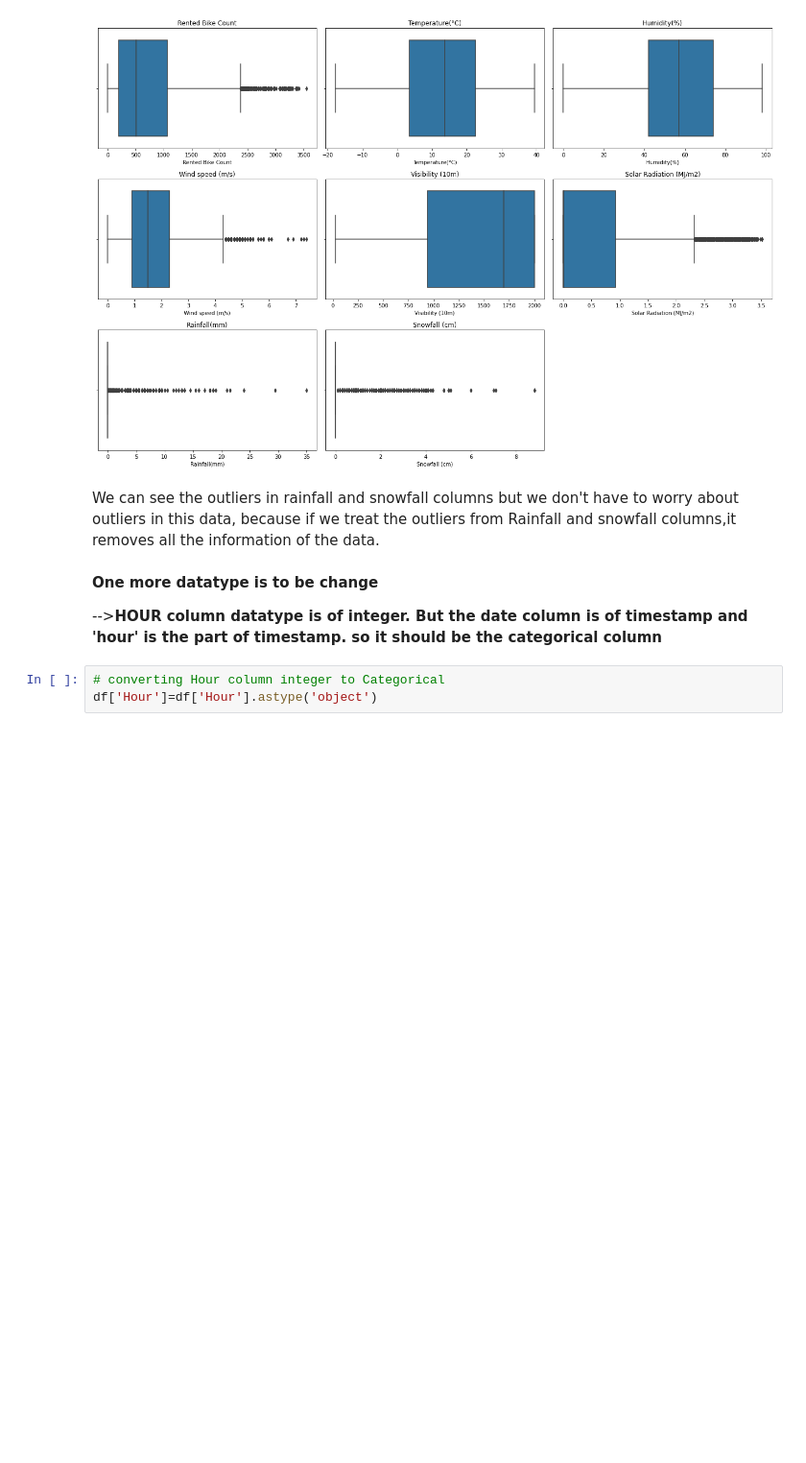
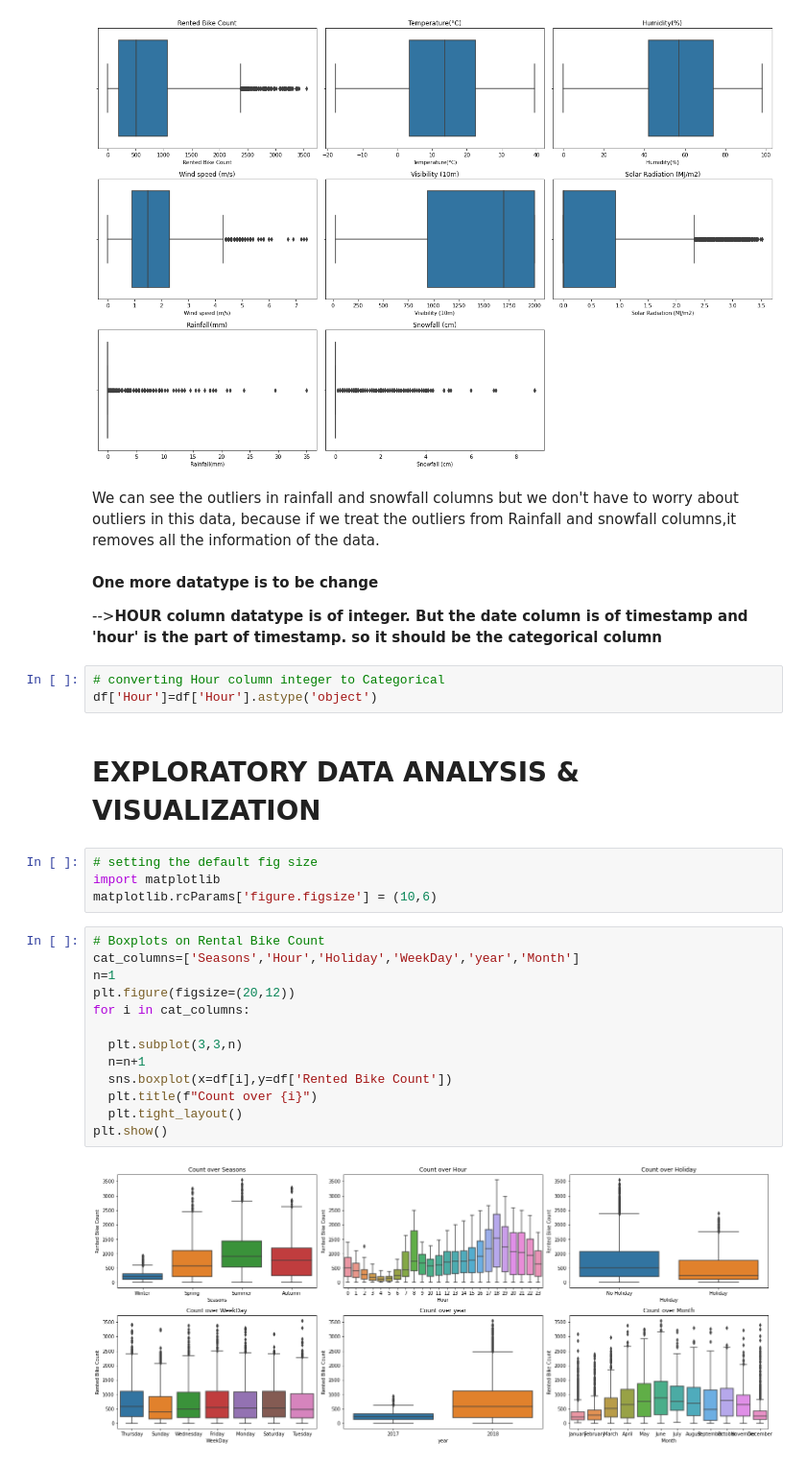
Before and after one commit to navinsambari123/Seoul-BIke-Sharing-Demand-Prediction, a Jupyter notebook: Bike_Sharing_Demand_Prediction_Capstone_Project.ipynb, the cells around one changed output. Shown at 96% size. Cells and saved outputs as stored; diff of their text form; blank space fills up the shorter version.

```diff
--- a/Bike_Sharing_Demand_Prediction_Capstone_Project.ipynb
+++ b/Bike_Sharing_Demand_Prediction_Capstone_Project.ipynb
@@ -209,3 +209,24 @@ We can see the outliers in rainfall and snowfall columns but we don't have to wo
 # %%
 # converting Hour column integer to Categorical
 df['Hour']=df['Hour'].astype('object')
+# %% [markdown]
+# **EXPLORATORY DATA ANALYSIS & VISUALIZATION**
+# %%
+# setting the default fig size
+import matplotlib
+matplotlib.rcParams['figure.figsize'] = (10,6)
+# %%
+# Boxplots on Rental Bike Count
+cat_columns=['Seasons','Hour','Holiday','WeekDay','year','Month']
+n=1
+plt.figure(figsize=(20,12))
+for i in cat_columns:
+
+  plt.subplot(3,3,n)
+  n=n+1
+  sns.boxplot(x=df[i],y=df['Rented Bike Count'])
+  plt.title(f"Count over {i}")
+  plt.tight_layout()
+plt.show()
+# %% [output]
+[figure, added]
```
Also changed, not shown: parts of 26 cells of this notebook.
